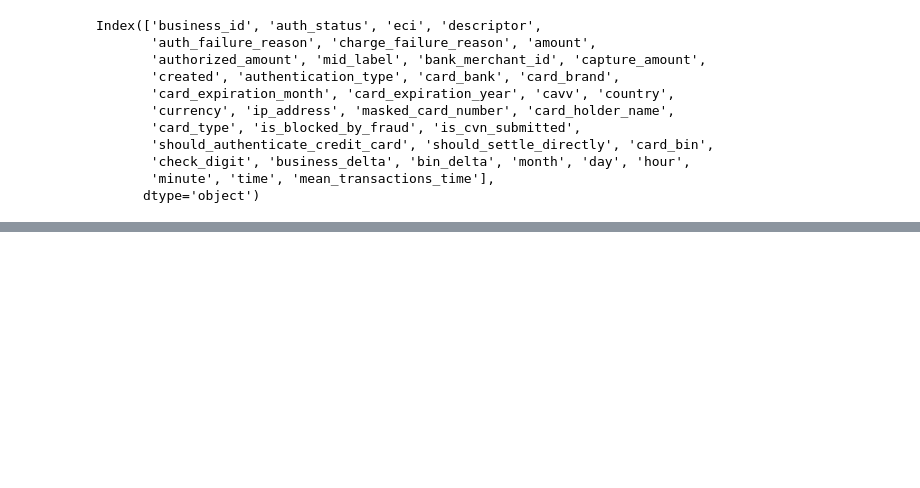
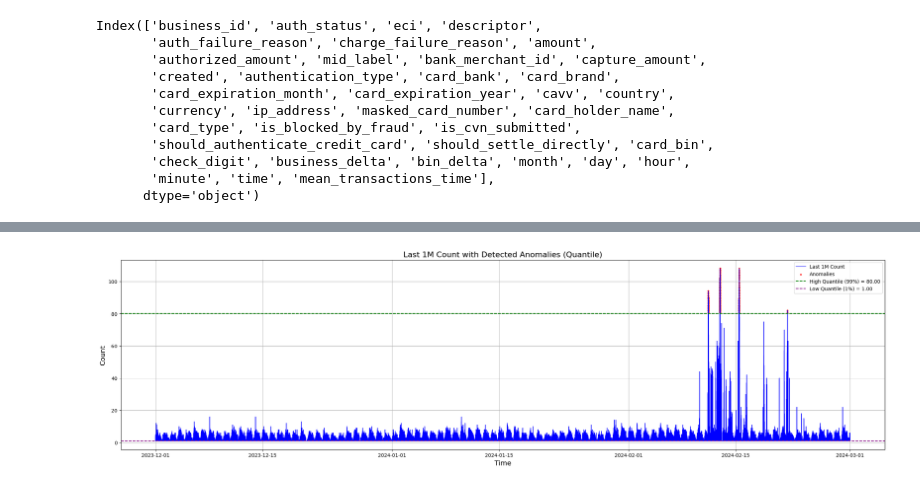
Before and after one commit to shikivaahan/Credit-Card, a Jupyter notebook: notebooks/00_playground.ipynb, the cells around one changed output, grey strips where cells are left out. Cells and saved outputs as stored; diff of their text form; code cells hidden in the pictures; blank space fills up the shorter version.

```diff
--- a/notebooks/00_playground.ipynb
+++ b/notebooks/00_playground.ipynb
@@ -138,3 +175,36 @@ Bin Range: (22347111.794, 22572840.196], Count: 3
+# %%
+# Fit and detect anomalies using QuantileAD
+threshold_ad = QuantileAD(low=0.01, high=0.99)  # Set low and high quantiles
+anomalies = threshold_ad.fit_detect(last_1M_count_series)
+
+# Add the anomalies to the DataFrame
+df_copy['anomaly'] = anomalies
+
+# Visualize the results using matplotlib
+plt.figure(figsize=(28, 7))
+
+# Plot the time series data
+plt.plot(last_1M_count_series.index, last_1M_count_series.values, label='Last 1M Count', color='blue', linewidth=1)
+
+# Plot the anomalies as red markers
+anomaly_indices = last_1M_count_series.index[anomalies]  # Get the indices of the anomalies
+plt.scatter(anomaly_indices, last_1M_count_series[anomalies], color='red', label='Anomalies', marker='o', s=5)
+
+# Plot quantile lines based on the actual values in the series
+low_quantile_value = last_1M_count_series.quantile(0.01)
+high_quantile_value = last_1M_count_series.quantile(0.99)
+
+# Plot horizontal lines for the quantile thresholds
+plt.axhline(y=high_quantile_value, color='green', linestyle='--', label=f'High Quantile (99%) = {high_quantile_value:.2f}')
+plt.axhline(y=low_quantile_value, color='purple', linestyle='--', label=f'Low Quantile (1%) = {low_quantile_value:.2f}')
+plt.title('Last 1M Count with Detected Anomalies (Quantile)', fontsize=16)
+plt.xlabel('Time', fontsize=14)
+plt.ylabel('Count', fontsize=14)
+plt.legend()
+plt.grid(True)
+plt.show()
+# %% [output]
+[figure, added]
 # %%
 gc.collect()
 
```
Also changed, not shown: parts of 8 cells of this notebook, 1 other file.
